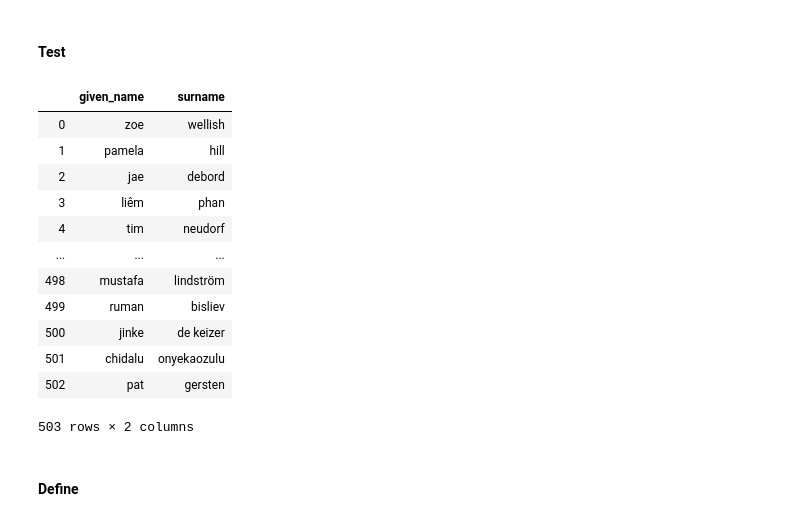
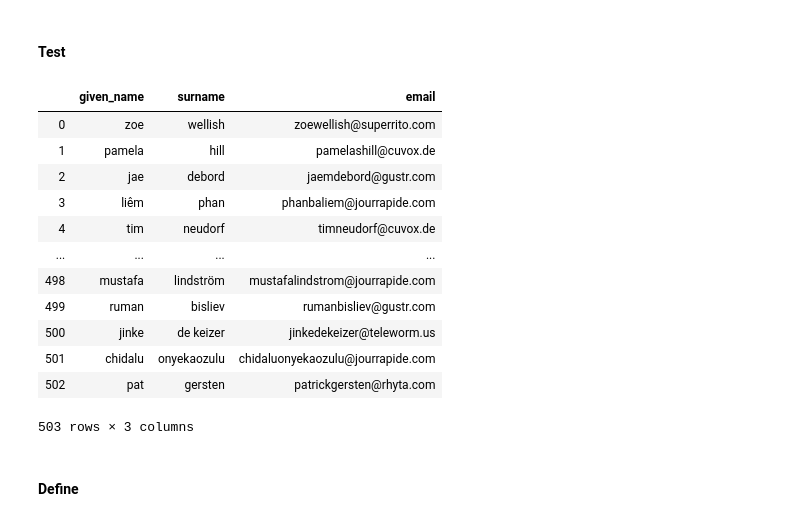
Before and after one commit to whitexgod/Data-Wrangling, a Jupyter notebook: Data Wrangling.ipynb, the cells around one changed output. Saved outputs shown, nothing was run; the diff lists cells and outputs as text; code cells hidden in the pictures.

```diff
--- a/Data Wrangling.ipynb
+++ b/Data Wrangling.ipynb
@@ -559,24 +562,25 @@ Name: zip_code, Length: 503, dtype: object
 # %%
 patients_copy['surname']=[str(i).lower() for i in patients_copy['surname']]
 patients_copy['given_name']=[str(i).lower() for i in patients_copy['given_name']]
+patients_copy['email']=[str(i).lower() for i in patients_copy['email']]
 # %% [markdown]
 #### Test
 # %%
-patients_copy[['given_name','surname']]
+patients_copy[['given_name','surname','email']]
 # %% [output]
-|  | given_name | surname |
-| 0 | zoe | wellish |
-| 1 | pamela | hill |
-| 2 | jae | debord |
-| 3 | liêm | phan |
-| 4 | tim | neudorf |
-| ... | ... | ... |
-| 498 | mustafa | lindström |
-| 499 | ruman | bisliev |
-| 500 | jinke | de keizer |
-| 501 | chidalu | onyekaozulu |
-| 502 | pat | gersten |
+|  | given_name | surname | email |
+| 0 | zoe | wellish | zoewellish@superrito.com |
+| 1 | pamela | hill | pamelashill@cuvox.de |
+| 2 | jae | debord | jaemdebord@gustr.com |
+| 3 | liêm | phan | phanbaliem@jourrapide.com |
+| 4 | tim | neudorf | timneudorf@cuvox.de |
+| ... | ... | ... | ... |
+| 498 | mustafa | lindström | mustafalindstrom@jourrapide.com |
+| 499 | ruman | bisliev | rumanbisliev@gustr.com |
+| 500 | jinke | de keizer | jinkedekeizer@teleworm.us |
+| 501 | chidalu | onyekaozulu | chidaluonyekaozulu@jourrapide.com |
+| 502 | pat | gersten | patrickgersten@rhyta.com |
-503 rows × 2 columns
+503 rows × 3 columns
 # %% [markdown]
 #### Define
 # %%
```
Also changed, not shown: parts of 3 cells of this notebook.
